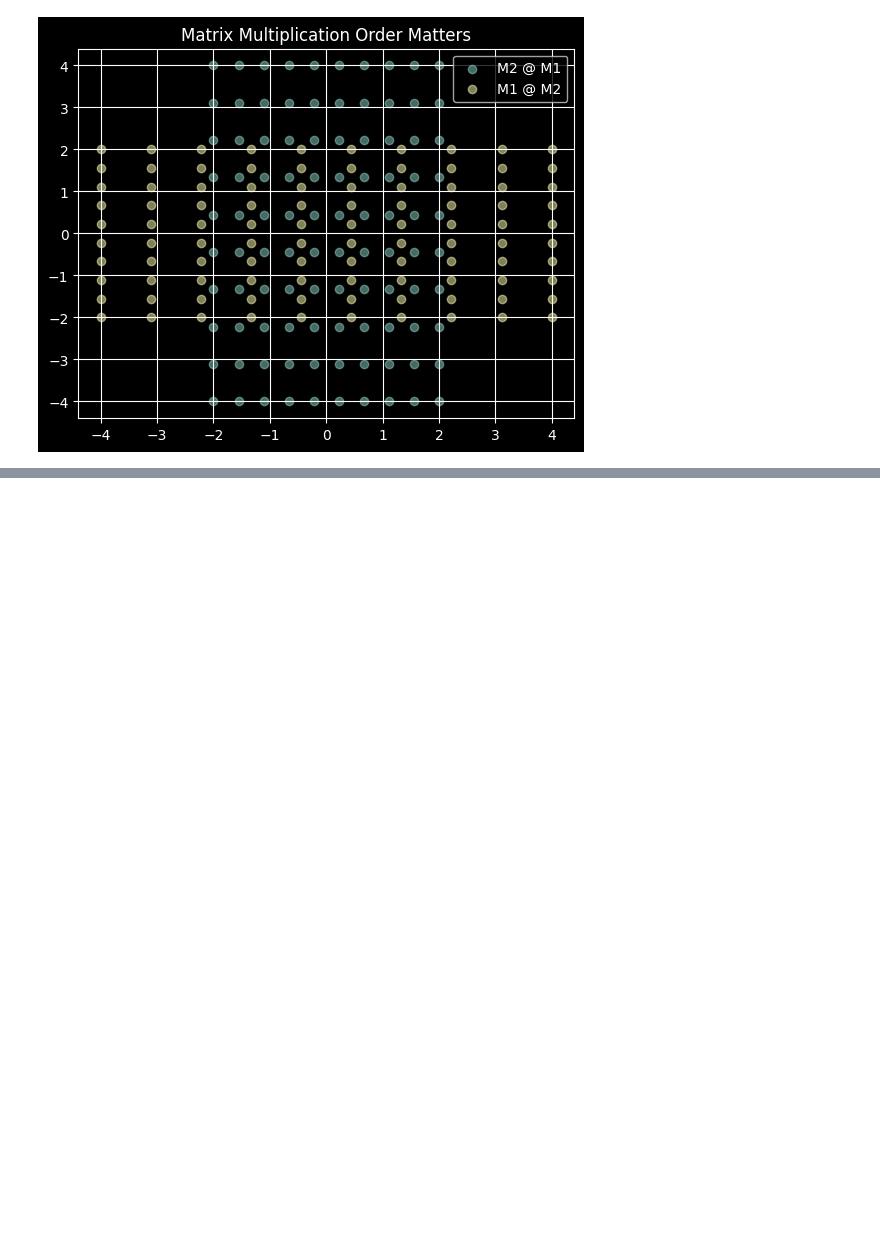
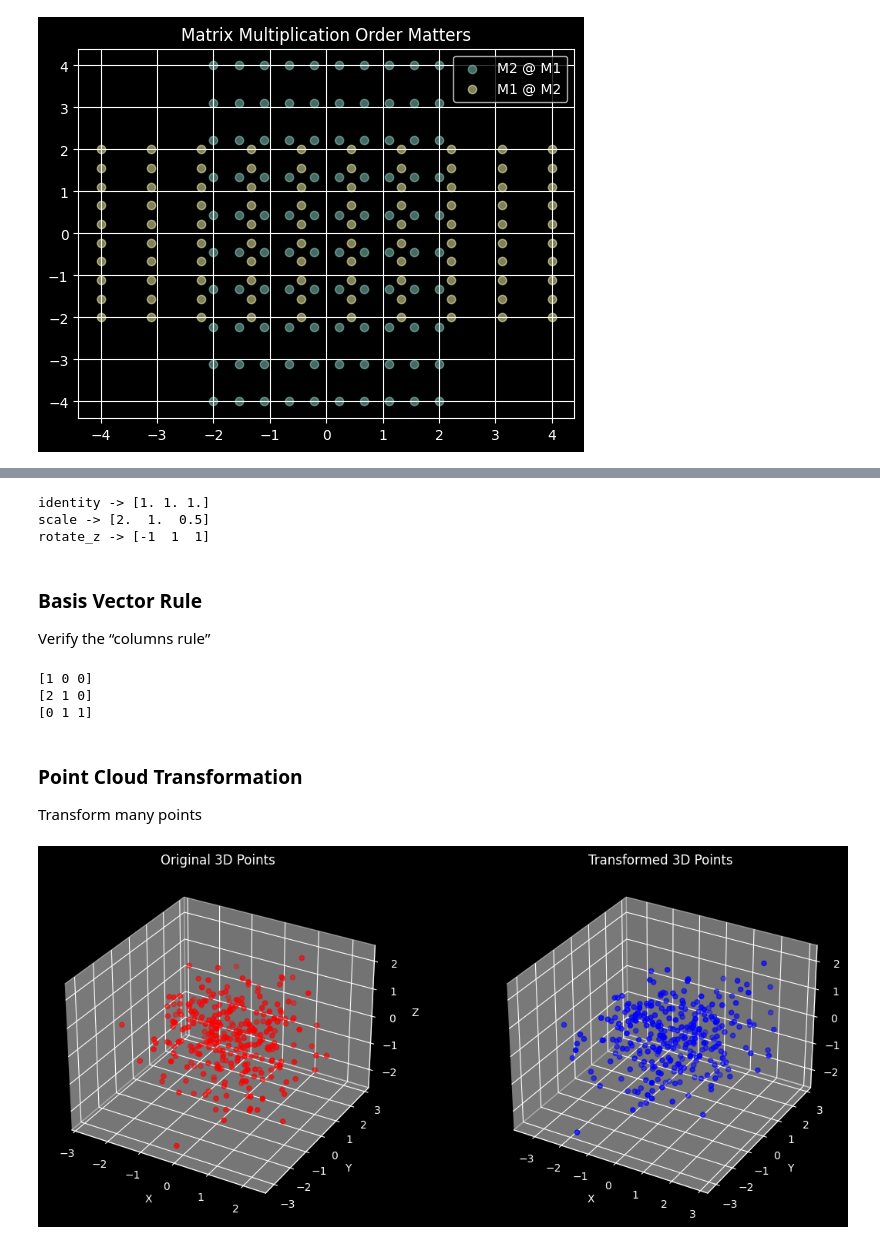
Before and after one commit to safinmahesania/AI-Journey, a Jupyter notebook: 02 Linear Algebra for Machine Learning/linear_algebra.ipynb, the cells around one changed output, grey strips where cells are left out. Saved outputs shown, nothing was run; the diff lists cells and outputs as text; code cells hidden in the pictures; blank space fills up the shorter version.

Commit message:
Three-dimensional linear transformations Basis Vector Rule: Verify the “columns rule” Point Cloud Transformation: Transform many points Compose Transformations: Order matters

```diff
--- a/02 Linear Algebra for Machine Learning/linear_algebra.ipynb
+++ b/02 Linear Algebra for Machine Learning/linear_algebra.ipynb
@@ -406,0 +408,80 @@ plt.show()
+# %%
+v = np.array([1, 1, 1])
+
+matrices = {
+    "identity": np.eye(3),
+    "scale": np.diag([2, 1, 0.5]),
+    "rotate_z": np.array([
+        [0, -1, 0],
+        [1, 0, 0],
+        [0, 0, 1]
+    ])
+}
+
+for name, A in matrices.items():
+    print(name, "->", A @ v)
+# %% [output]
+identity -> [1. 1. 1.]
+scale -> [2.  1.  0.5]
+rotate_z -> [-1  1  1]
+# %% [markdown]
+### Basis Vector Rule
+Verify the “columns rule”
+# %%
+A = np.array([
+    [1, 2, 0],
+    [0, 1, 1],
+    [0, 0, 1]
+])
+
+e1 = np.array([1, 0, 0])
+e2 = np.array([0, 1, 0])
+e3 = np.array([0, 0, 1])
+
+print(A @ e1)  # should equal first column
+print(A @ e2)  # should equal second column
+print(A @ e3)  # should equal third column
+# %% [output]
+[1 0 0]
+[2 1 0]
+[0 1 1]
+# %% [markdown]
+### Point Cloud Transformation
+Transform many points
+# %%
+# Generate random 3D points
+points = np.random.randn(300, 3)
+
+# Linear transformation matrix (shear-like)
+A = np.array([
+    [1, 0.5, 0],
+    [0, 1, 0],
+    [0, 0, 1]
+])
+
+# Apply transformation
+points_t = points @ A.T
+
+# Create figure
+fig = plt.figure(figsize=(12, 5))
+
+# Original points
+ax1 = fig.add_subplot(121, projection='3d')
+ax1.scatter(points[:, 0], points[:, 1], points[:, 2], color='red')
+ax1.set_title("Original 3D Points")
+ax1.set_xlabel("X")
+ax1.set_ylabel("Y")
+ax1.set_zlabel("Z")
+
+# Transformed points
+ax2 = fig.add_subplot(122, projection='3d')
+ax2.scatter(points_t[:, 0], points_t[:, 1], points_t[:, 2], color='blue')
+ax2.set_title("Transformed 3D Points")
+ax2.set_xlabel("X")
+ax2.set_ylabel("Y")
+ax2.set_zlabel("Z")
+
+plt.tight_layout()
+plt.show()
+# %% [output]
+[figure, added]
```
Also changed, not shown: parts of 17 cells of this notebook.
